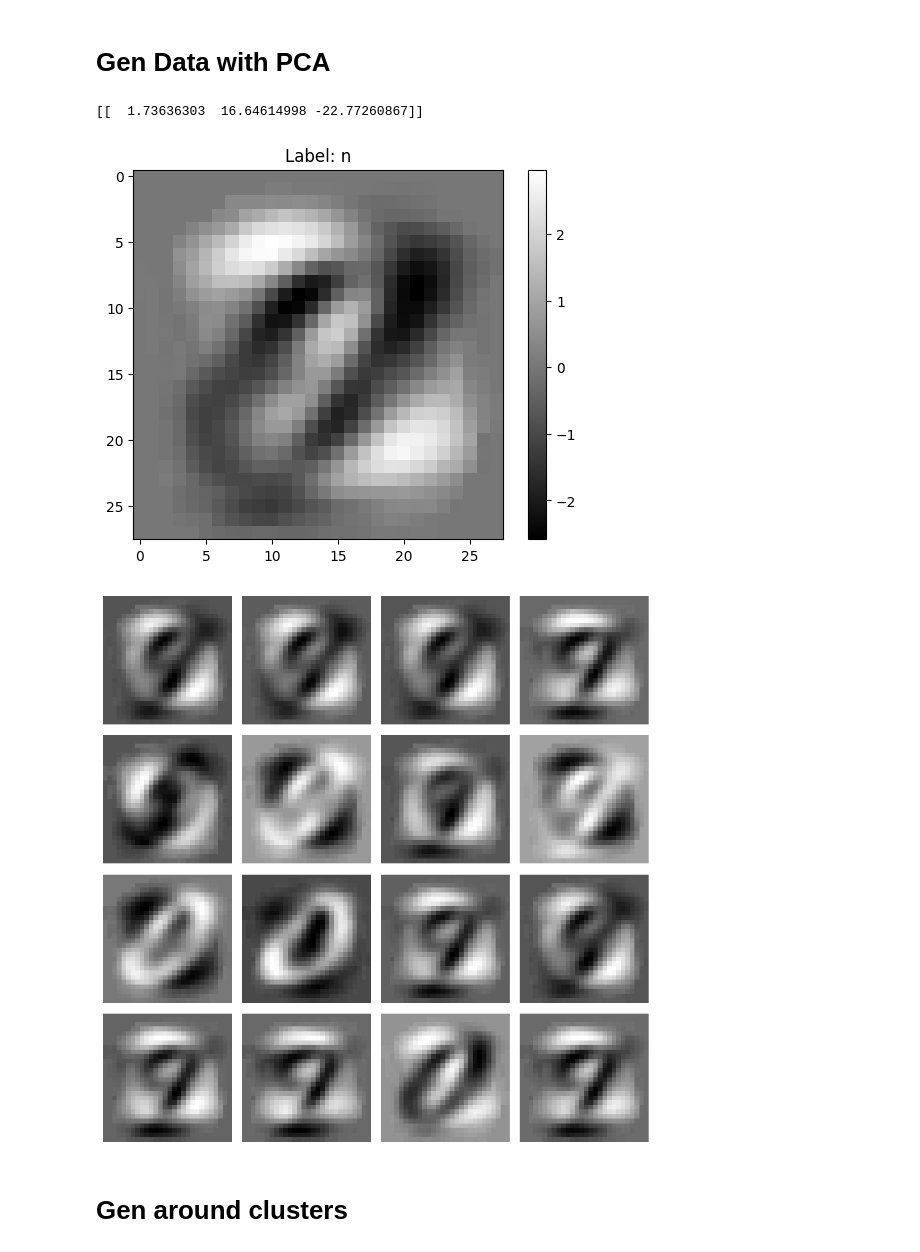
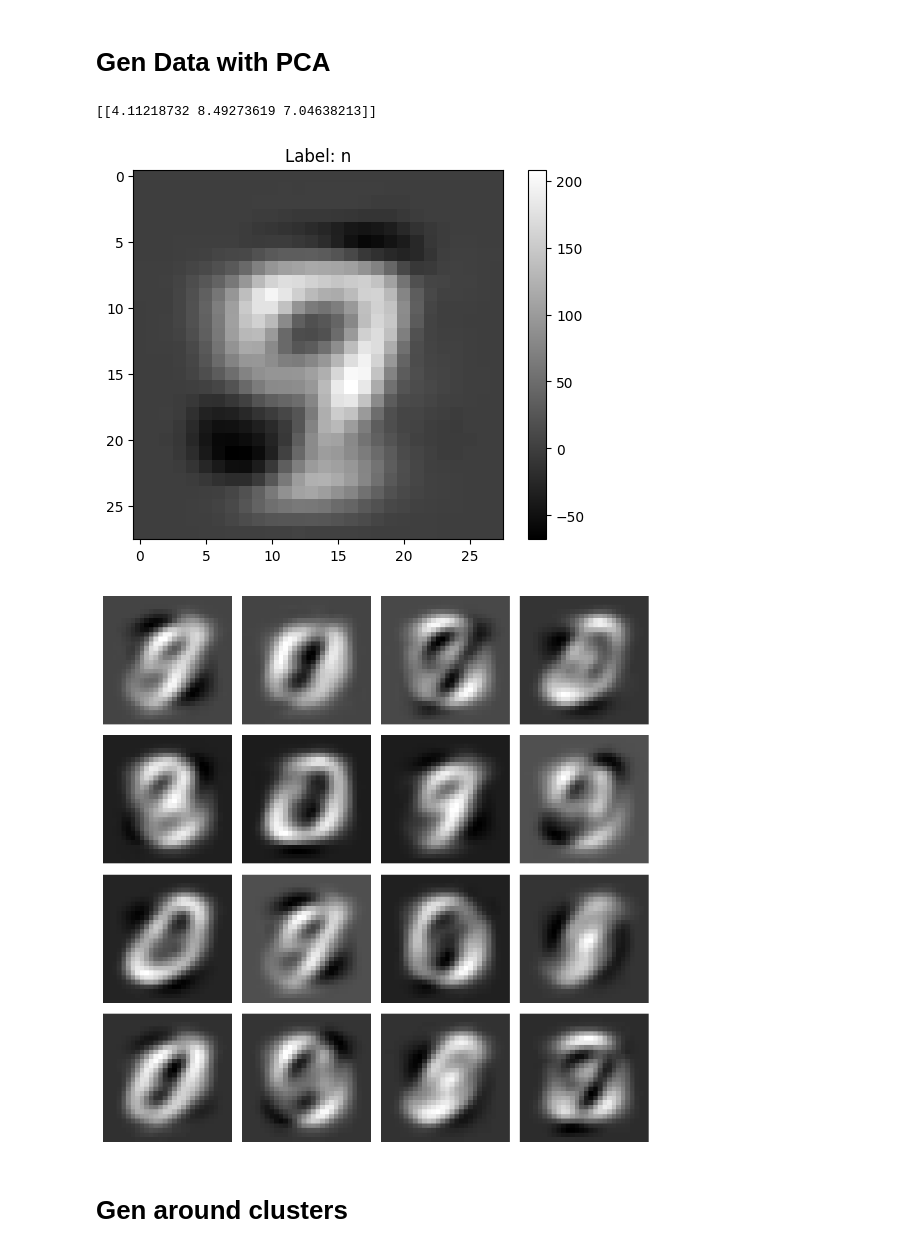
Before and after one commit to charlesgit670/__ProjetEcole__UnsupervisedLearning, a Jupyter notebook: src/PCA.ipynb, the cells around one changed output. Cells and saved outputs as stored; diff of their text form; code cells hidden in the pictures.

Commit message:
denormalize

```diff
--- a/src/PCA.ipynb
+++ b/src/PCA.ipynb
@@ -177,6 +177,10 @@ print(X_pca[10])
 
 visualize_image(10, X_std, y)
 visualize_image(10, X_pca_reconstructed, y)
+
+#denormalize
+X_pca_reconstructed = scaler.inverse_transform(X_pca_reconstructed)
+visualize_image(10, X_pca_reconstructed, y)
 # %% [output]
 [ 2.37480289e+00 -2.07319429e+00 -4.80116987e+00 -5.82338958e+00
  -5.36469103e+00  2.81297045e+00  2.25844629e+00 -3.77545336e+00
@@ -226,13 +231,16 @@ def GenDataWithPCA(n, X_std, number_samples = 1,):
 # %%
 new_vec, X_pca_reconstructed = GenDataWithPCA(3, X_std, 1)
 
 print(new_vec)
 # print(X_pca_reconstructed)
 
+X_pca_reconstructed = scaler.inverse_transform(X_pca_reconstructed)
+
+
 visualize_image(0, X_pca_reconstructed, 'none')
 # %% [output]
-[[  1.73636303  16.64614998 -22.77260867]]
+[[4.11218732 8.49273619 7.04638213]]
-[figure, old version]
+[figure, new version]
 # %%
 # Modify GenDataWithPCA to generate multiple samples
 def GenDataWithPCAmult(n, X_std, number_samples=1):
@@ -282,9 +290,12 @@ def visualize_images(images, labels=None, title="Image", cmap='gray'):
 
 # Example usage: Generate and visualize multiple PCA-reconstructed images
 new_vec, X_pca_reconstructed = GenDataWithPCAmult(3, X_std, 16)
+X_pca_reconstructed = scaler.inverse_transform(X_pca_reconstructed)
+
+
 visualize_images(X_pca_reconstructed)
 # %% [output]
-[figure, old version]
+[figure, new version]
 # %% [markdown]
 # Gen around clusters
 # %%
```
Also changed, not shown: parts of 2 cells of this notebook.
